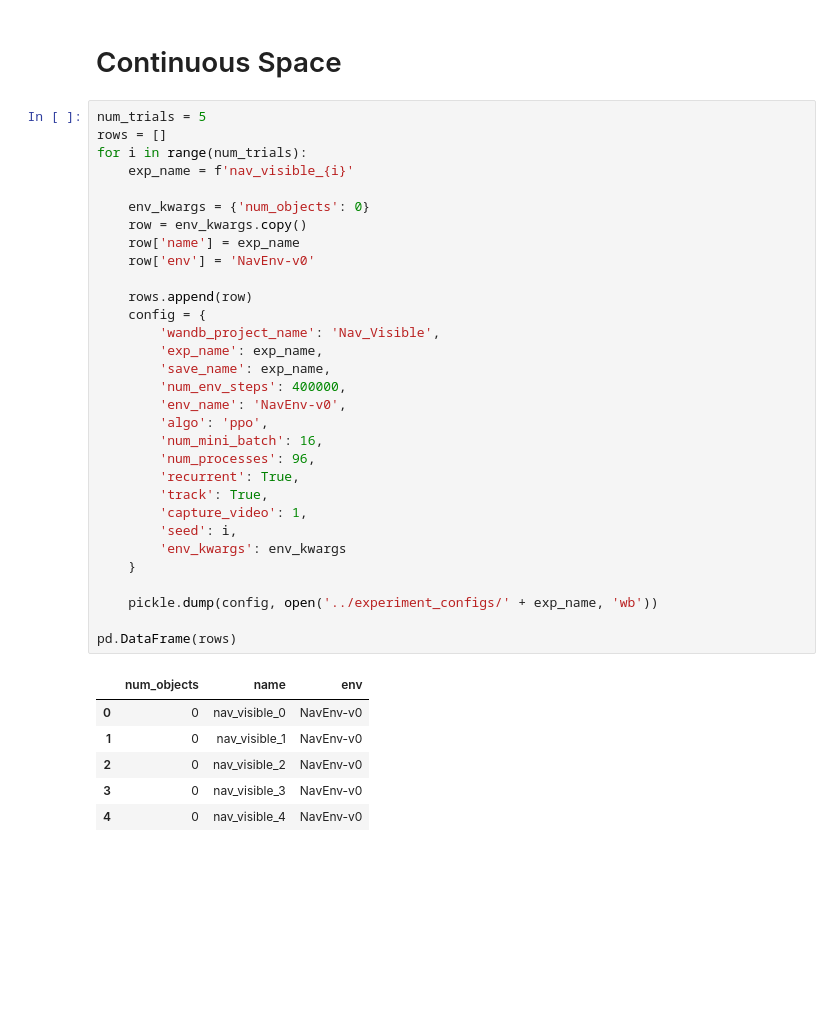
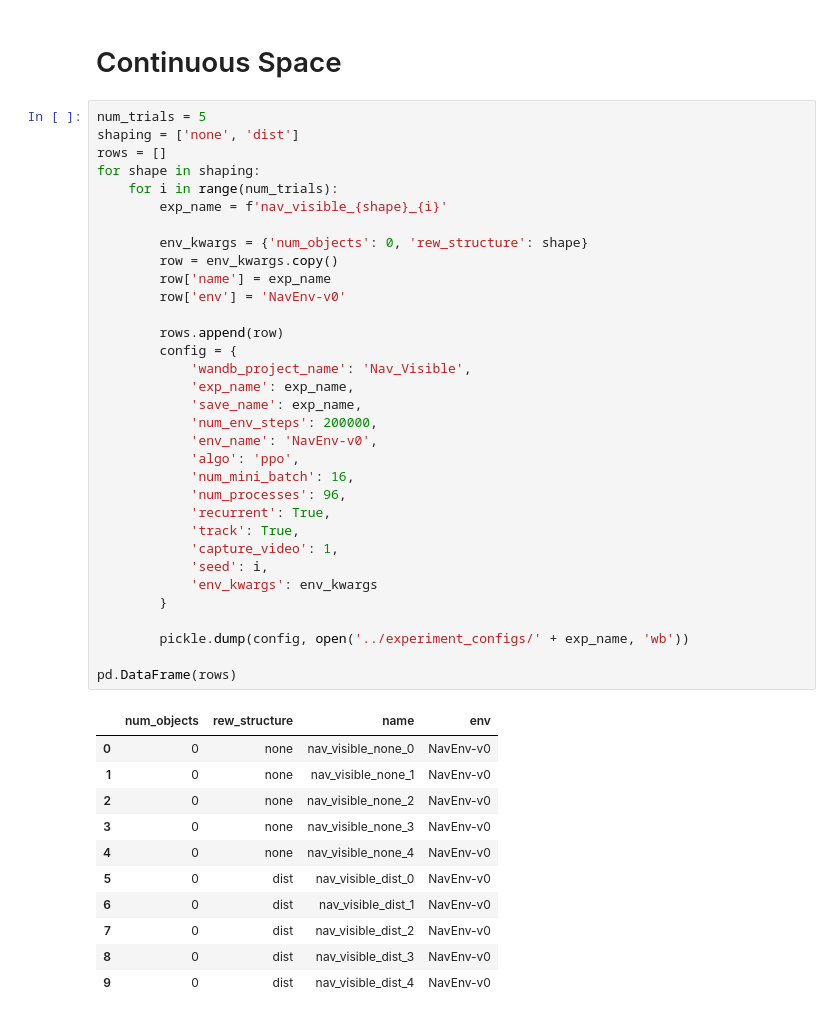
Before and after one commit to liuandrew/training-rl-algo, a Jupyter notebook: write_and_test/write_experiments.ipynb, the cells around one changed output. Cells and saved outputs as stored; diff of their text form; blank space fills up the shorter version.

```diff
--- a/write_and_test/write_experiments.ipynb
+++ b/write_and_test/write_experiments.ipynb
@@ -578,39 +578,46 @@ for poster in poster_pos:
 # Continuous Space
 # %%
 num_trials = 5
+shaping = ['none', 'dist']
 rows = []
-for i in range(num_trials):
-    exp_name = f'nav_visible_{i}'
+for shape in shaping:
+    for i in range(num_trials):
+        exp_name = f'nav_visible_{shape}_{i}'
 
-    env_kwargs = {'num_objects': 0}
-    row = env_kwargs.copy()
-    row['name'] = exp_name
-    row['env'] = 'NavEnv-v0'
+        env_kwargs = {'num_objects': 0, 'rew_structure': shape}
+        row = env_kwargs.copy()
+        row['name'] = exp_name
+        row['env'] = 'NavEnv-v0'
 
-    rows.append(row)
-    config = {
-        'wandb_project_name': 'Nav_Visible',
-        'exp_name': exp_name,
-        'save_name': exp_name,
-        'num_env_steps': 400000,
-        'env_name': 'NavEnv-v0',
-        'algo': 'ppo',
-        'num_mini_batch': 16,
-        'num_processes': 96,
-        'recurrent': True,
-        'track': True,
-        'capture_video': 1,
-        'seed': i,
-        'env_kwargs': env_kwargs
-    }
+        rows.append(row)
+        config = {
+            'wandb_project_name': 'Nav_Visible',
+            'exp_name': exp_name,
+            'save_name': exp_name,
+            'num_env_steps': 200000,
+            'env_name': 'NavEnv-v0',
+            'algo': 'ppo',
+            'num_mini_batch': 16,
+            'num_processes': 96,
+            'recurrent': True,
+            'track': True,
+            'capture_video': 1,
+            'seed': i,
+            'env_kwargs': env_kwargs
+        }
 
-    pickle.dump(config, open('../experiment_configs/' + exp_name, 'wb'))
+        pickle.dump(config, open('../experiment_configs/' + exp_name, 'wb'))
 
 pd.DataFrame(rows)
 # %% [output]
-|  | num_objects | name | env |
-| 0 | 0 | nav_visible_0 | NavEnv-v0 |
-| 1 | 0 | nav_visible_1 | NavEnv-v0 |
-| 2 | 0 | nav_visible_2 | NavEnv-v0 |
-| 3 | 0 | nav_visible_3 | NavEnv-v0 |
-| 4 | 0 | nav_visible_4 | NavEnv-v0 |
+|  | num_objects | rew_structure | name | env |
+| 0 | 0 | none | nav_visible_none_0 | NavEnv-v0 |
+| 1 | 0 | none | nav_visible_none_1 | NavEnv-v0 |
+| 2 | 0 | none | nav_visible_none_2 | NavEnv-v0 |
+| 3 | 0 | none | nav_visible_none_3 | NavEnv-v0 |
+| 4 | 0 | none | nav_visible_none_4 | NavEnv-v0 |
+| 5 | 0 | dist | nav_visible_dist_0 | NavEnv-v0 |
+| 6 | 0 | dist | nav_visible_dist_1 | NavEnv-v0 |
+| 7 | 0 | dist | nav_visible_dist_2 | NavEnv-v0 |
+| 8 | 0 | dist | nav_visible_dist_3 | NavEnv-v0 |
+| 9 | 0 | dist | nav_visible_dist_4 | NavEnv-v0 |
```
Also changed, not shown: parts of 1 cell of this notebook, 3 other files.
